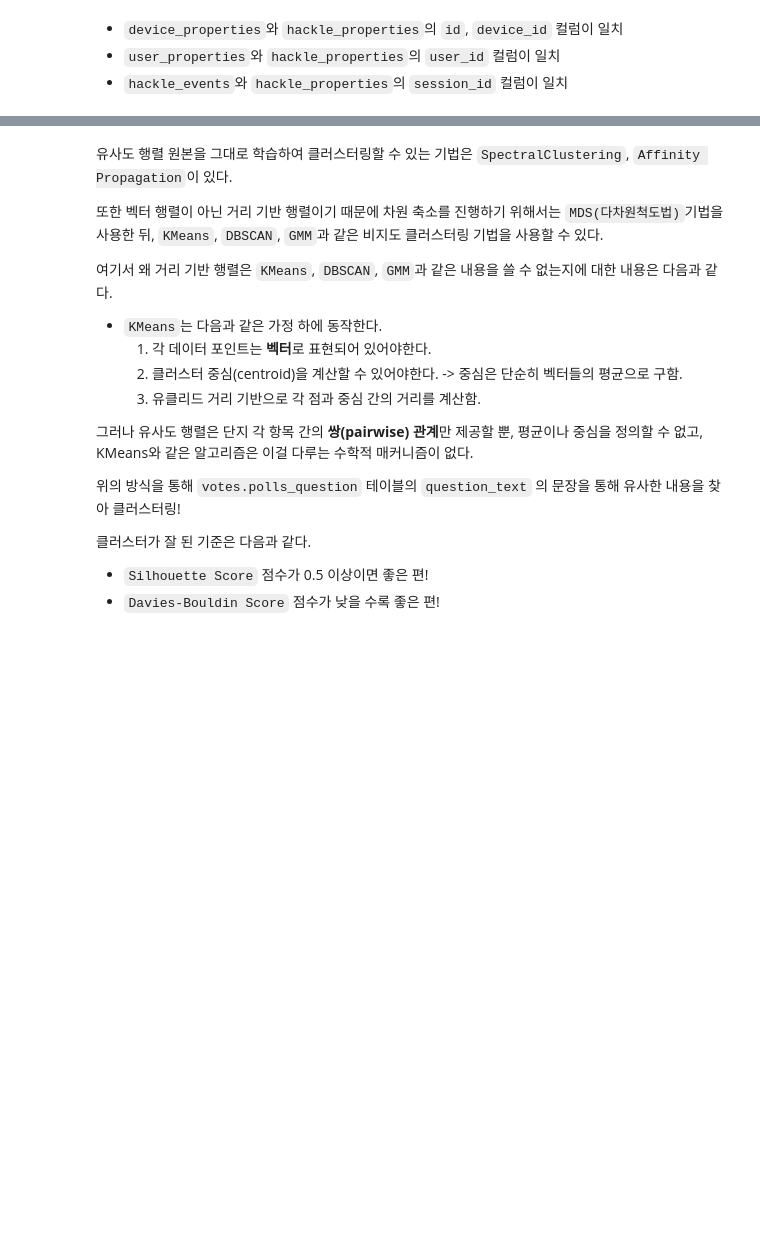
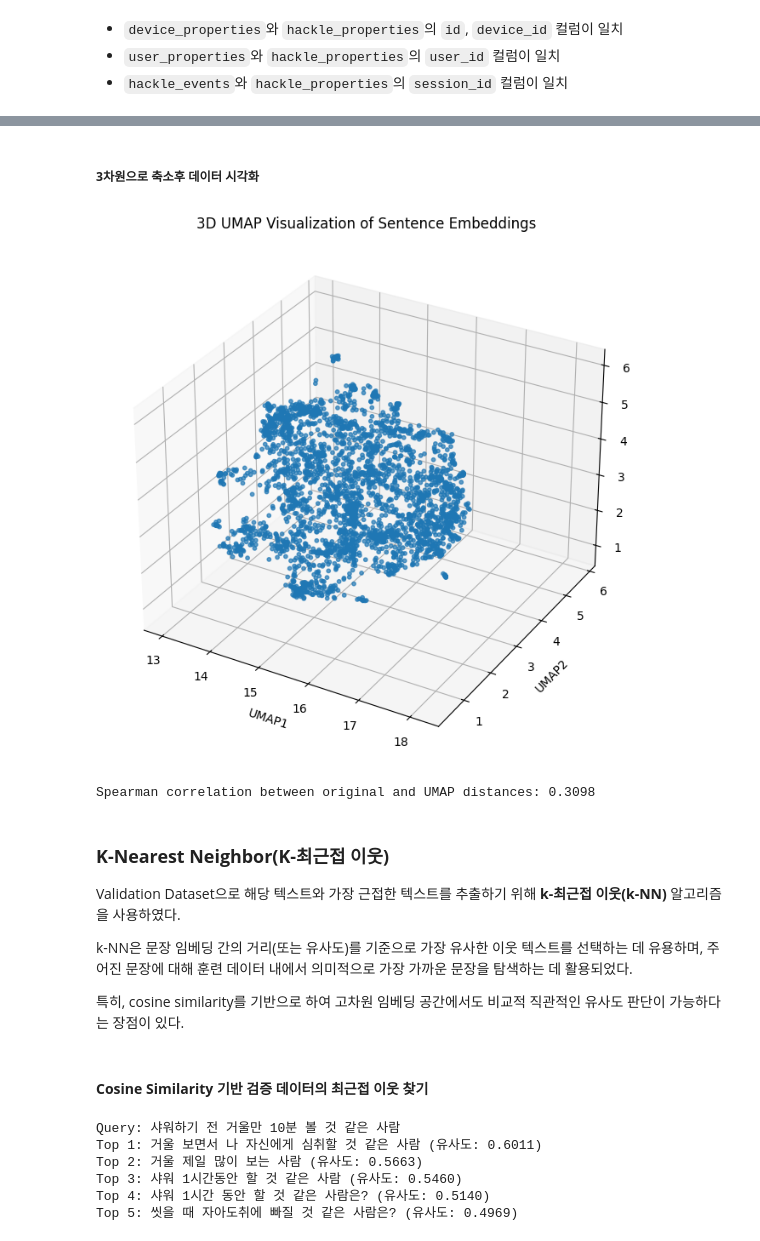
Before and after one commit to saeraniren/advanced_project, a Jupyter notebook: main.ipynb, the cells around one changed output, grey strips where cells are left out. Cells and saved outputs as stored; diff of their text form; code cells hidden in the pictures; blank space fills up the shorter version.

```diff
--- a/main.ipynb
+++ b/main.ipynb
@@ -692,20 +699,67 @@ Cosine Similarity DataFrame:
+# %% [markdown]
+##### **3차원으로 축소후 데이터 시각화**
+# %%
+# 3D UMAP
+umap_model_3d = UMAP(n_neighbors=30, min_dist=0.05, metric='cosine', n_components=3, random_state=42)
+umap_embeddings_3d = umap_model_3d.fit_transform(train_embeddings)
+
+# DataFrame 변환
+umap_df_3d = pd.DataFrame(umap_embeddings_3d, columns=['UMAP1', 'UMAP2', 'UMAP3'], index=train_dataset)
+
+# 3D 시각화
+fig = plt.figure(figsize=(12, 8))
+ax = fig.add_subplot(111, projection='3d')
+ax.scatter(umap_df_3d['UMAP1'], umap_df_3d['UMAP2'], umap_df_3d['UMAP3'], s=10, alpha=0.7)
+
+ax.set_title('3D UMAP Visualization of Sentence Embeddings')
+ax.set_xlabel('UMAP1')
+ax.set_ylabel('UMAP2')
+ax.set_zlabel('UMAP3')
+plt.show()
+
+# 원래의 코사인 거리
+original_dist = pairwise_distances(train_embeddings, metric='cosine')
+
+# UMAP된 코사인 거리
+umap_dist = pairwise_distances(umap_embeddings_3d, metric='cosine')
+
+# 거리 간의 스피어만 상관관계 (거리 보존 정도)
+corr, _ = spearmanr(original_dist.ravel(), umap_dist.ravel())
+print(f"Spearman correlation between original and UMAP distances: {corr:.4f}")
+# %% [output]
+[figure, added]
+Spearman correlation between original and UMAP distances: 0.3098
 # %% [markdown]
-유사도 행렬 원본을 그대로 학습하여 클러스터링할 수 있는 기법은 `SpectralClustering`, `Affinity Propagation`이 있다.
+### **K-Nearest Neighbor(K-최근접 이웃)**
 
-또한 벡터 행렬이 아닌 거리 기반 행렬이기 때문에 차원 축소를 진행하기 위해서는 `MDS(다차원척도법)`기법을 사용한 뒤, `KMeans`, `DBSCAN`, `GMM`과 같은 비지도 클러스터링 기법을 사용할 수 있다.
+Validation Dataset으로 해당 텍스트와 가장 근접한 텍스트를 추출하기 위해 **k-최근접 이웃(k-NN)** 알고리즘을 사용하였다.
 
-여기서 왜 거리 기반 행렬은 `KMeans`, `DBSCAN`, `GMM`과 같은 내용을 쓸 수 없는지에 대한 내용은 다음과 같다.
+k-NN은 문장 임베딩 간의 거리(또는 유사도)를 기준으로 가장 유사한 이웃 텍스트를 선택하는 데 유용하며, 주어진 문장에 대해 훈련 데이터 내에서 의미적으로 가장 가까운 문장을 탐색하는 데 활용되었다.
 
-- `KMeans`는 다음과 같은 가정 하에 동작한다.
-    1. 각 데이터 포인트는 **벡터**로 표현되어 있어야한다.
-    2. 클러스터 중심(centroid)을 계산할 수 있어야한다.
-        -> 중심은 단순히 벡터들의 평균으로 구함.
-    3. 유클리드 거리 기반으로 각 점과 중심 간의 거리를 계산함.
-
-그러나 유사도 행렬은 단지 각 항목 간의 **쌍(pairwise) 관계**만 제공할 뿐, 평균이나 중심을 정의할 수 없고, KMeans와 같은 알고리즘은 이걸 다루는 수학적 매커니즘이 없다.
-
-위의 방식을 통해 `votes.polls_question` 테이블의 `question_text` 의 문장을 통해 유사한 내용을 찾아 클러스터링!
-
-클러스터가 잘 된 기준은 다음과 같다.
-- `Silhouette Score` 점수가 0.5 이상이면 좋은 편!
-- `Davies-Bouldin Score` 점수가 낮을 수록 좋은 편!
+특히, cosine similarity를 기반으로 하여 고차원 임베딩 공간에서도 비교적 직관적인 유사도 판단이 가능하다는 장점이 있다.
+# %% [markdown]
+#### **Cosine Similarity 기반 검증 데이터의 최근접 이웃 찾기**
+# %%
+# 모델 학습
+nn_model = NearestNeighbors(n_neighbors=6, metric='cosine')
+nn_model.fit(train_embeddings)
+
+# 검증 데이터로 이웃 검색색
+distances, indices = nn_model.kneighbors(val_embeddings)
+
+# 거리 → 유사도
+similarities = 1 - distances
+
+# 예시로 첫 번째 문장과 가장 유사한 5개 출력 (자기 자신 제외)
+query_index = 15
+print(f"Query: {val_dataset.iloc[query_index]}")
+for i in range(1, 6):  # i=0은 자기 자신
+    idx = indices[query_index][i]
+    print(f"Top {i}: {train_dataset.iloc[idx]} (유사도: {similarities[query_index][i]:.4f})")
+# %% [output]
+Query: 샤워하기 전 거울만 10분 볼 것 같은 사람
+Top 1: 거울 보면서 나 자신에게 심취할 것 같은 사람 (유사도: 0.6011)
+Top 2: 거울 제일 많이 보는 사람 (유사도: 0.5663)
+Top 3: 샤워 1시간동안 할 것 같은 사람 (유사도: 0.5460)
+Top 4: 샤워 1시간 동안 할 것 같은 사람은? (유사도: 0.5140)
+Top 5: 씻을 때 자아도취에 빠질 것 같은 사람은? (유사도: 0.4969)
```
Also changed, not shown: parts of 39 cells of this notebook.
